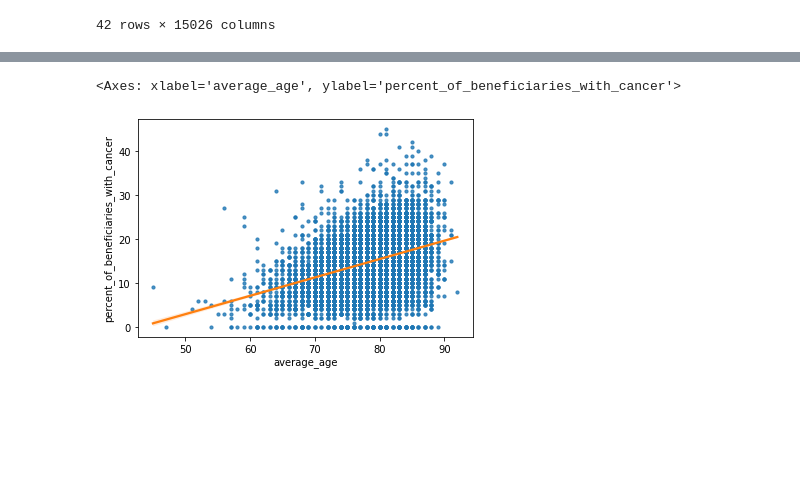
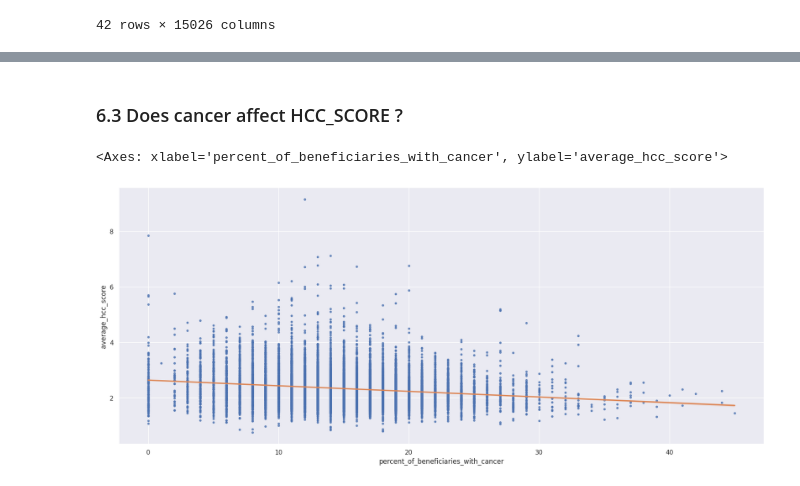
Before and after one commit to thousandoaks/AnalyticsUtilizationManagement, a Jupyter notebook: labs/Medicare_EDA.ipynb, the cells around one changed output, grey strips where cells are left out. Saved outputs shown, nothing was run; the diff lists cells and outputs as text; code cells hidden in the pictures; blank space fills up the shorter version.

```diff
--- a/labs/Medicare_EDA.ipynb
+++ b/labs/Medicare_EDA.ipynb
@@ -475,5 +482,7 @@ sns.regplot(data=nursingFacilities,x='percent_of_beneficiaries_with_diabetes',y=
+# %% [markdown]
+### 6.3 Does cancer affect HCC_SCORE ?
 # %%
-sns.regplot(data=nursingFacilities,y='percent_of_beneficiaries_with_cancer',x='average_age',order=1,scatter_kws={"s": 10},line_kws={"color": "C1"})
+sns.regplot(data=nursingFacilities,x='percent_of_beneficiaries_with_cancer',y='average_hcc_score',order=1,scatter_kws={"s": 10},line_kws={"color": "C1"})
 # %% [output]
-<Axes: xlabel='average_age', ylabel='percent_of_beneficiaries_with_cancer'>
+<Axes: xlabel='percent_of_beneficiaries_with_cancer', ylabel='average_hcc_score'>
-[figure, old version]
+[figure, new version]
```
Also changed, not shown: parts of 7 cells of this notebook.
